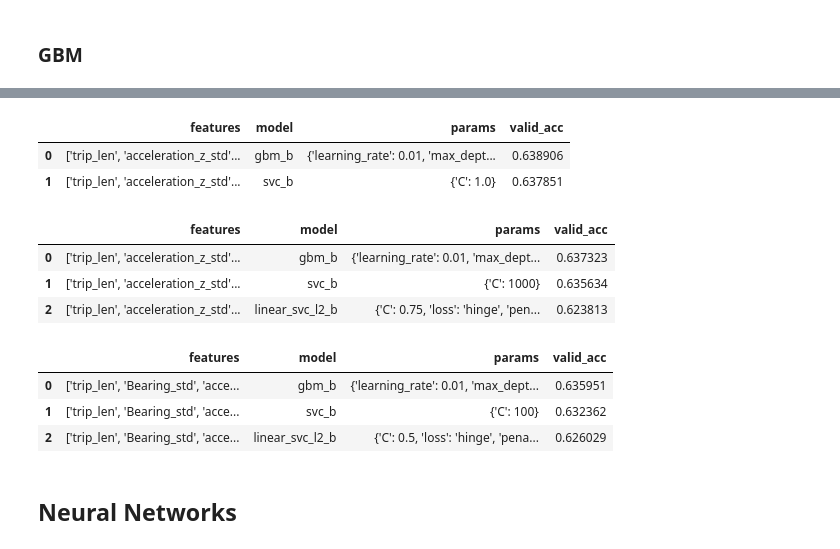
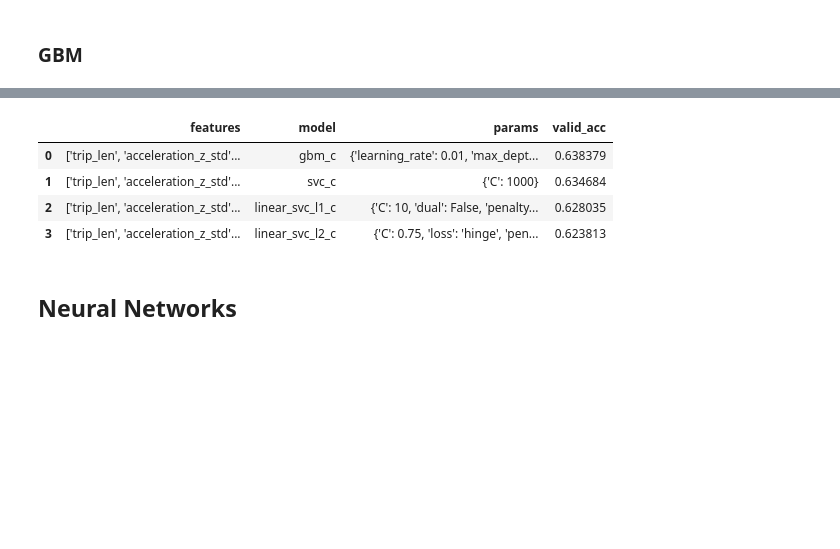
Before and after one commit to PrinceJavier/grab-ai, a Jupyter notebook: grab-ai-preprocessing-training.ipynb, the cells around one changed output, grey strips where cells are left out. Saved outputs shown, nothing was run; the diff lists cells and outputs as text; code cells hidden in the pictures; blank space fills up the shorter version.

```diff
--- a/grab-ai-preprocessing-training.ipynb
+++ b/grab-ai-preprocessing-training.ipynb
@@ -1179,0 +1345,4 @@ plt.margins(0.02)
+# %%
+# results from standard scaler
+pd.set_option('display.max_colwidth', -1)
+pd.read_csv(f"results/ml_results_b_{scaler}.csv").drop_duplicates(subset="model")
@@ -1351,23 +1635,11 @@ results_b.drop_duplicates("model").to_csv(f"results/ml_results_b_{scaler}.csv",
 # %%
-pd.read_csv("results/ml_results_b_std.csv")
+pd.read_csv("results/ml_results_c_minmax.csv")
 # %% [output]
 |  | features | model | params | valid_acc |
-| 0 | ['trip_len', 'acceleration_z_std'... | gbm_b | {'learning_rate': 0.01, 'max_dept... | 0.638906 |
-| 1 | ['trip_len', 'acceleration_z_std'... | svc_b | {'C': 1.0} | 0.637851 |
+| 0 | ['trip_len', 'acceleration_z_std'... | gbm_c | {'learning_rate': 0.01, 'max_dept... | 0.638379 |
+| 1 | ['trip_len', 'acceleration_z_std'... | svc_c | {'C': 1000} | 0.634684 |
+| 2 | ['trip_len', 'acceleration_z_std'... | linear_svc_l1_c | {'C': 10, 'dual': False, 'penalty... | 0.628035 |
+| 3 | ['trip_len', 'acceleration_z_std'... | linear_svc_l2_c | {'C': 0.75, 'loss': 'hinge', 'pen... | 0.623813 |
-# %%
-pd.read_csv("results/ml_results_b_minmax.csv")
-# %% [output]
-|  | features | model | params | valid_acc |
-| 0 | ['trip_len', 'acceleration_z_std'... | gbm_b | {'learning_rate': 0.01, 'max_dept... | 0.637323 |
-| 1 | ['trip_len', 'acceleration_z_std'... | svc_b | {'C': 1000} | 0.635634 |
-| 2 | ['trip_len', 'acceleration_z_std'... | linear_svc_l2_b | {'C': 0.75, 'loss': 'hinge', 'pen... | 0.623813 |
-# %%
-pd.read_csv("results/ml_results_b_minmax2.csv")
-# %% [output]
-|  | features | model | params | valid_acc |
-| 0 | ['trip_len', 'Bearing_std', 'acce... | gbm_b | {'learning_rate': 0.01, 'max_dept... | 0.635951 |
-| 1 | ['trip_len', 'Bearing_std', 'acce... | svc_b | {'C': 100} | 0.632362 |
-| 2 | ['trip_len', 'Bearing_std', 'acce... | linear_svc_l2_b | {'C': 0.5, 'loss': 'hinge', 'pena... | 0.626029 |
 # %% [markdown]
 ## Neural Networks
 # %%
```
Also changed, not shown: parts of 50 cells of this notebook, 15 other files.
